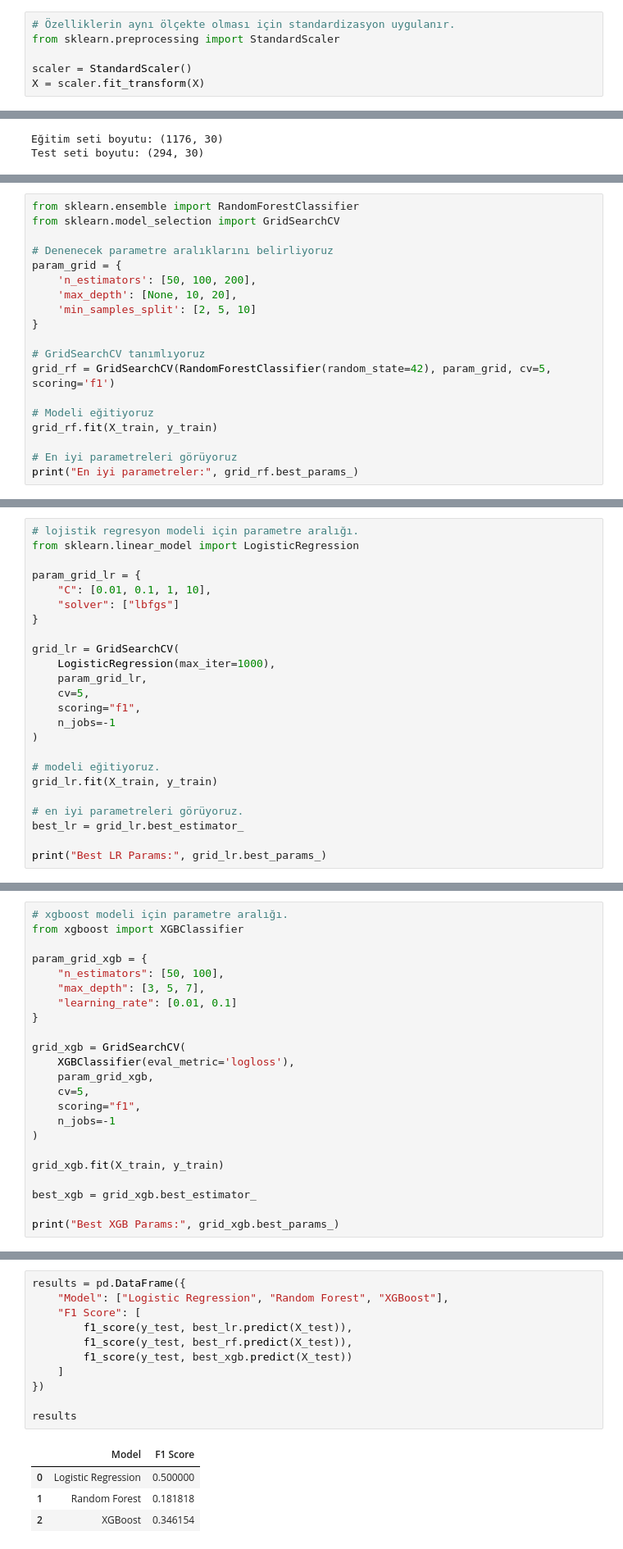
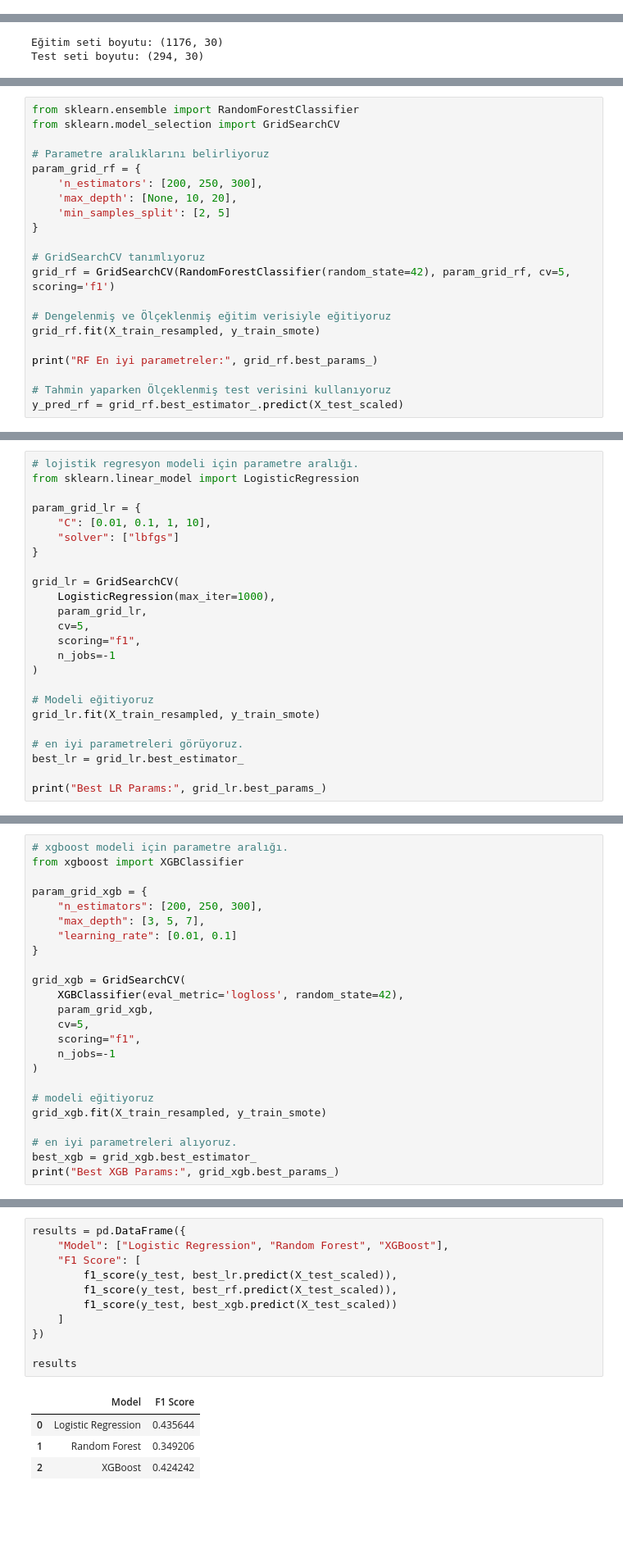
Before and after one commit to smyymrn8/Data_Analysis_Project_2026, a Jupyter notebook: notebooks/analysis.ipynb, the cells around one changed output, grey strips where cells are left out. Shown at 82% size. Drawn from its saved outputs; the diff is of its cells as text; blank space fills up the shorter version.

```diff
--- a/notebooks/analysis.ipynb
+++ b/notebooks/analysis.ipynb
@@ -187,12 +258,6 @@ plt.show()
 # Bağımsız değişkenler (X) ve hedef değişken (y) ayrılır.
 X = df.drop("Attrition", axis=1)
 y = df["Attrition"]
-# %%
-# Özelliklerin aynı ölçekte olması için standardizasyon uygulanır.
-from sklearn.preprocessing import StandardScaler
-
-scaler = StandardScaler()
-X = scaler.fit_transform(X)
 # %%
 from sklearn.model_selection import train_test_split
 
@@ -208,19 +313,21 @@ Test seti boyutu: (294, 30)
 from sklearn.ensemble import RandomForestClassifier
 from sklearn.model_selection import GridSearchCV
 
-# Denenecek parametre aralıklarını belirliyoruz
-param_grid = {
-    'n_estimators': [50, 100, 200],
+# Parametre aralıklarını belirliyoruz
+param_grid_rf = {
+    'n_estimators': [200, 250, 300],
     'max_depth': [None, 10, 20],
-    'min_samples_split': [2, 5, 10]
+    'min_samples_split': [2, 5]
 }
 
 # GridSearchCV tanımlıyoruz
-grid_rf = GridSearchCV(RandomForestClassifier(random_state=42), param_grid, cv=5, scoring='f1')
+grid_rf = GridSearchCV(RandomForestClassifier(random_state=42), param_grid_rf, cv=5, scoring='f1')
 
-# Modeli eğitiyoruz
-grid_rf.fit(X_train, y_train)
+# Dengelenmiş ve Ölçeklenmiş eğitim verisiyle eğitiyoruz
+grid_rf.fit(X_train_resampled, y_train_smote)
 
-# En iyi parametreleri görüyoruz
-print("En iyi parametreler:", grid_rf.best_params_)
+print("RF En iyi parametreler:", grid_rf.best_params_)
+
+# Tahmin yaparken Ölçeklenmiş test verisini kullanıyoruz
+y_pred_rf = grid_rf.best_estimator_.predict(X_test_scaled)
 # %% [output]
@@ -262,8 +369,8 @@ grid_lr = GridSearchCV(
     n_jobs=-1
 )
 
-# modeli eğitiyoruz.
-grid_lr.fit(X_train, y_train)
+# Modeli eğitiyoruz
+grid_lr.fit(X_train_resampled, y_train_smote)
 
 # en iyi parametreleri görüyoruz.
 best_lr = grid_lr.best_estimator_
@@ -292,22 +399,23 @@ plt.show()
 from xgboost import XGBClassifier
 
 param_grid_xgb = {
-    "n_estimators": [50, 100],
+    "n_estimators": [200, 250, 300],
     "max_depth": [3, 5, 7],
     "learning_rate": [0.01, 0.1]
 }
 
 grid_xgb = GridSearchCV(
-    XGBClassifier(eval_metric='logloss'),
+    XGBClassifier(eval_metric='logloss', random_state=42),
     param_grid_xgb,
     cv=5,
     scoring="f1",
     n_jobs=-1
 )
 
-grid_xgb.fit(X_train, y_train)
+# modeli eğitiyoruz
+grid_xgb.fit(X_train_resampled, y_train_smote)
 
+# en iyi parametreleri alıyoruz.
 best_xgb = grid_xgb.best_estimator_
-
 print("Best XGB Params:", grid_xgb.best_params_)
 # %% [output]
@@ -420,16 +479,16 @@ print(results)
 # %%
 results = pd.DataFrame({
     "Model": ["Logistic Regression", "Random Forest", "XGBoost"],
     "F1 Score": [
-        f1_score(y_test, best_lr.predict(X_test)),
-        f1_score(y_test, best_rf.predict(X_test)),
-        f1_score(y_test, best_xgb.predict(X_test))
+        f1_score(y_test, best_lr.predict(X_test_scaled)),
+        f1_score(y_test, best_rf.predict(X_test_scaled)),
+        f1_score(y_test, best_xgb.predict(X_test_scaled))
     ]
 })
 
 results
 # %% [output]
 |  | Model | F1 Score |
-| 0 | Logistic Regression | 0.500000 |
-| 1 | Random Forest | 0.181818 |
-| 2 | XGBoost | 0.346154 |
+| 0 | Logistic Regression | 0.435644 |
+| 1 | Random Forest | 0.349206 |
+| 2 | XGBoost | 0.424242 |
```
Also changed, not shown: parts of 33 cells of this notebook.
